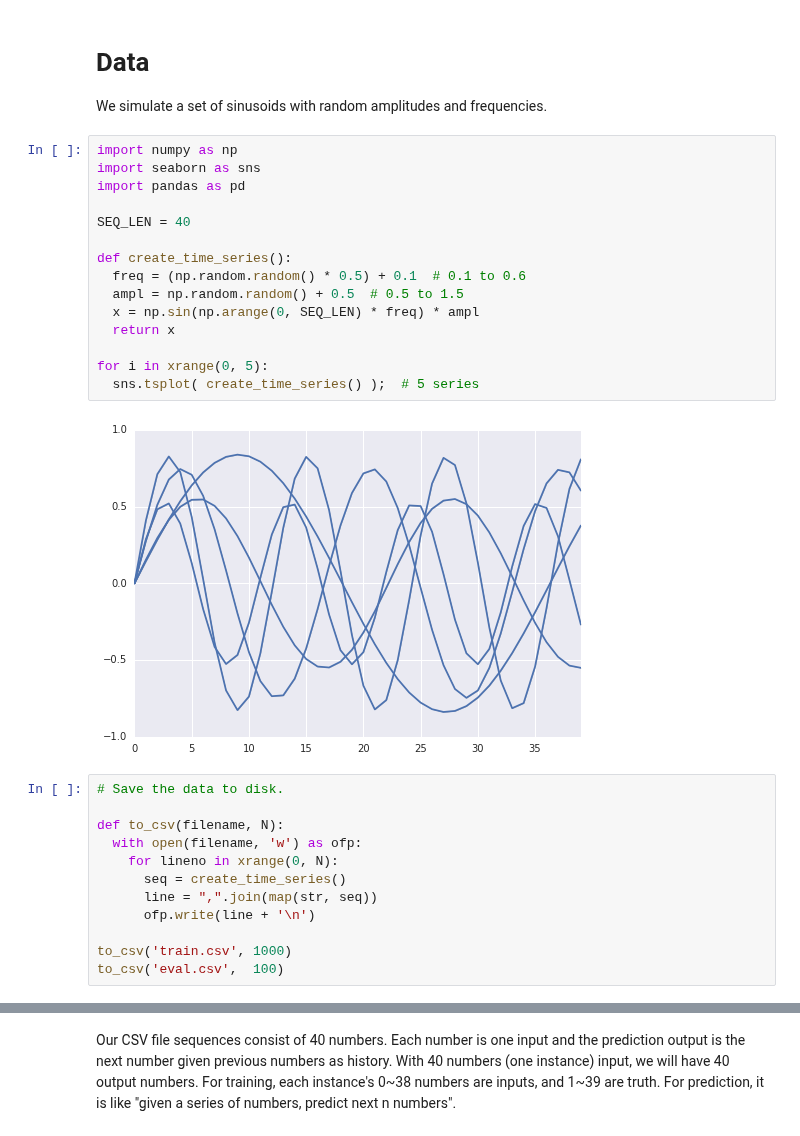
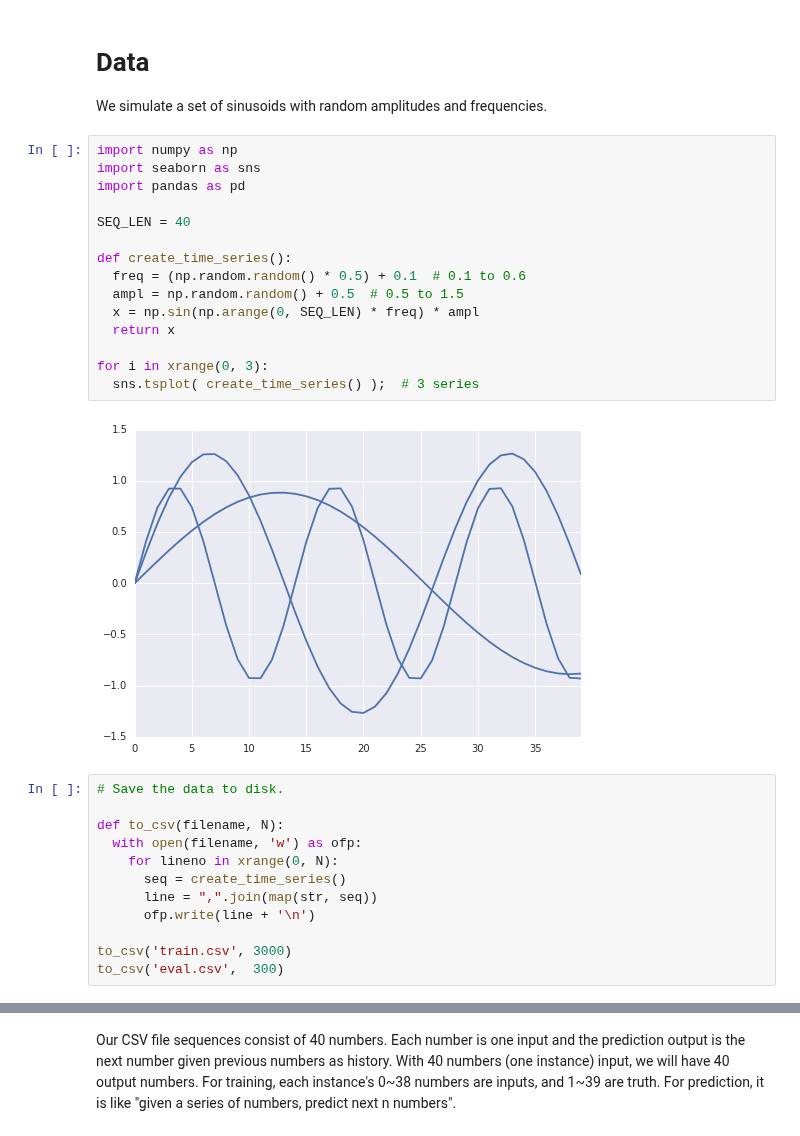
Before and after one commit to googledatalab/notebooks, a Jupyter notebook: samples/TensorFlow/Basic RNN TensorFlow Model Trained on Simulated Data.ipynb, the cells around one changed output, grey strips where cells are left out. Drawn from its saved outputs; the diff is of its cells as text.

```diff
--- a/samples/TensorFlow/Basic RNN TensorFlow Model Trained on Simulated Data.ipynb
+++ b/samples/TensorFlow/Basic RNN TensorFlow Model Trained on Simulated Data.ipynb
@@ -17,20 +17,20 @@ We simulate a set of sinusoids with random amplitudes and frequencies.
 # %%
 import numpy as np
 import seaborn as sns
 import pandas as pd
 
 SEQ_LEN = 40
 
 def create_time_series():
   freq = (np.random.random() * 0.5) + 0.1  # 0.1 to 0.6
   ampl = np.random.random() + 0.5  # 0.5 to 1.5
   x = np.sin(np.arange(0, SEQ_LEN) * freq) * ampl
   return x
 
-for i in xrange(0, 5):
-  sns.tsplot( create_time_series() );  # 5 series
+for i in xrange(0, 3):
+  sns.tsplot( create_time_series() );  # 3 series
 # %% [output]
-[figure, old version]
+[figure, new version]
 # %%
 # Save the data to disk.
 
@@ -41,8 +41,8 @@ def to_csv(filename, N):
       line = ",".join(map(str, seq))
       ofp.write(line + '\n')
 
-to_csv('train.csv', 1000)
-to_csv('eval.csv',  100)
+to_csv('train.csv', 3000)
+to_csv('eval.csv',  300)
 # %%
 !head -1 valid.csv
 # %% [output]
```
Also changed, not shown: parts of 10 cells of this notebook.
